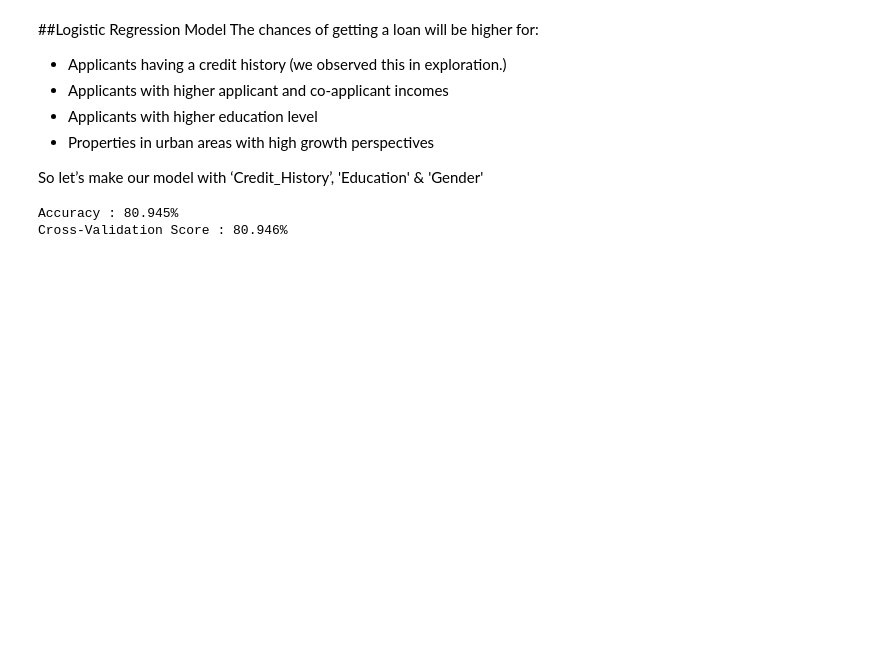
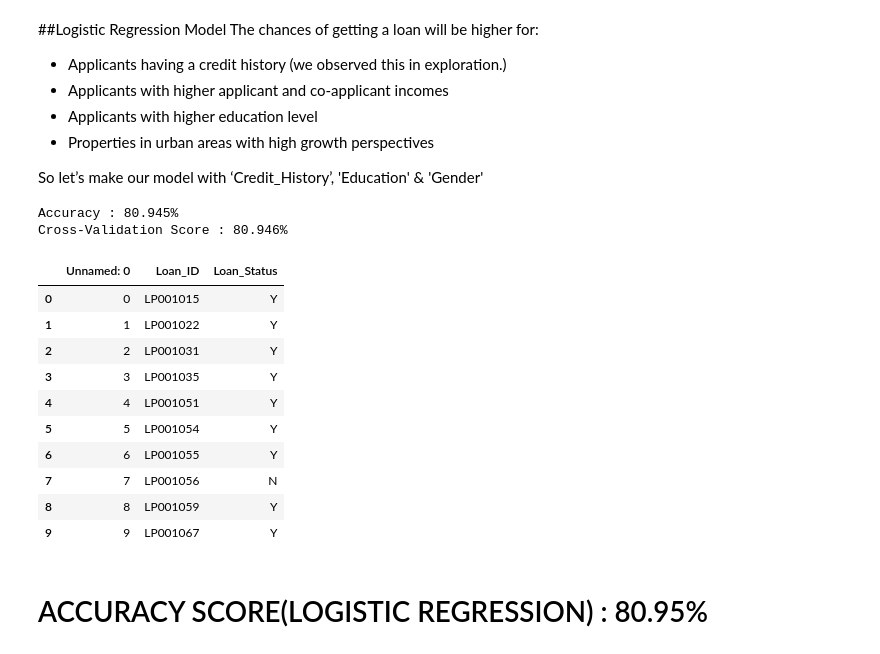
Before and after one commit to Jyotika25/Loan-Prediction-System, a Jupyter notebook: Loan Prediction.ipynb, the cells around one changed output. Cells and saved outputs as stored; diff of their text form; code cells hidden in the pictures; blank space fills up the shorter version.

```diff
--- a/Loan Prediction.ipynb
+++ b/Loan Prediction.ipynb
@@ -751,3 +764,21 @@ classification_model(model,data_train,predictors_Logistic,outcome_var)
 # %% [output]
 Accuracy : 80.945%
 Cross-Validation Score : 80.946%
+# %%
+op = pd.read_csv('Logistic_prediction.csv')
+# %%
+op.head(10)
+# %% [output]
+|  | Unnamed: 0 | Loan_ID | Loan_Status |
+| 0 | 0 | LP001015 | Y |
+| 1 | 1 | LP001022 | Y |
+| 2 | 2 | LP001031 | Y |
+| 3 | 3 | LP001035 | Y |
+| 4 | 4 | LP001051 | Y |
+| 5 | 5 | LP001054 | Y |
+| 6 | 6 | LP001055 | Y |
+| 7 | 7 | LP001056 | N |
+| 8 | 8 | LP001059 | Y |
+| 9 | 9 | LP001067 | Y |
+# %% [markdown]
+# ACCURACY SCORE(LOGISTIC REGRESSION) : 80.95%
```
Also changed, not shown: parts of 18 cells of this notebook.
